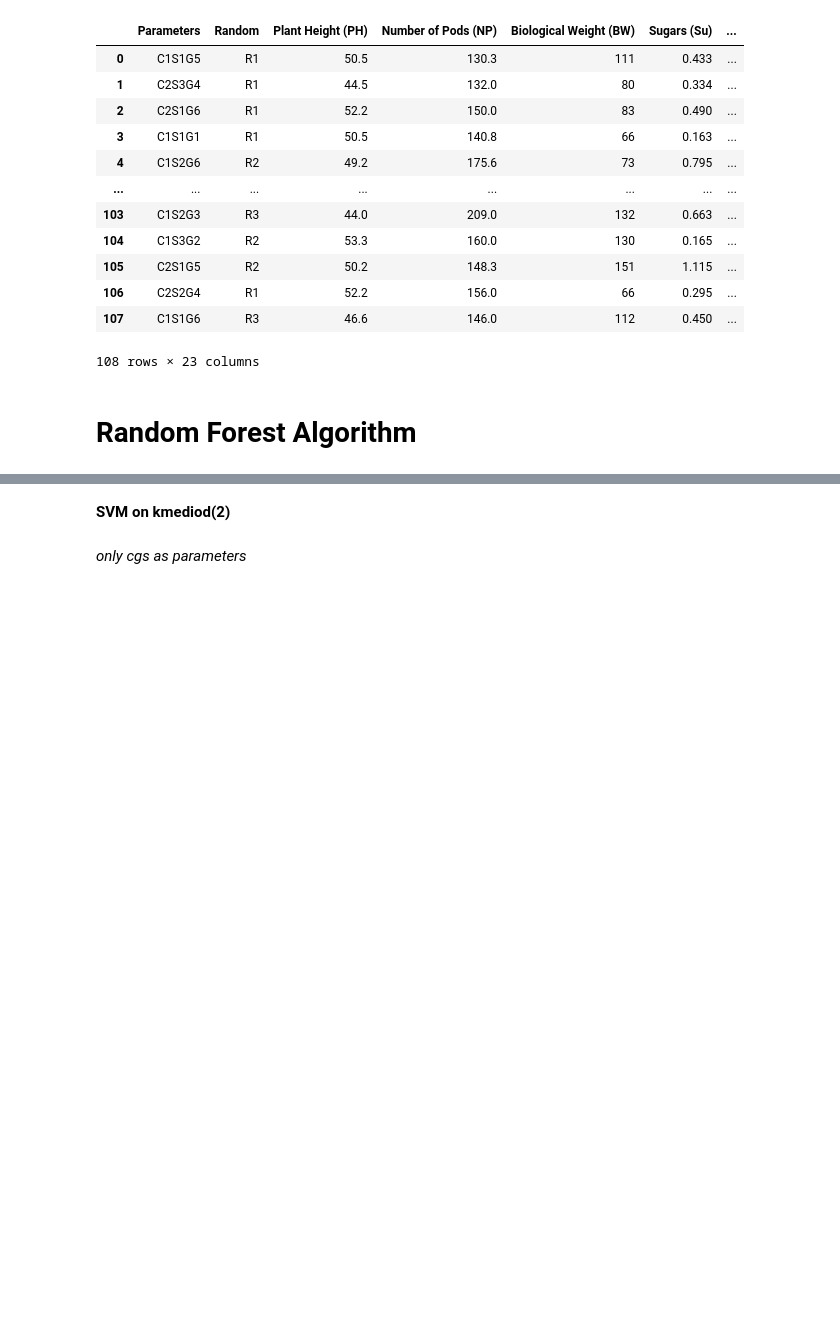
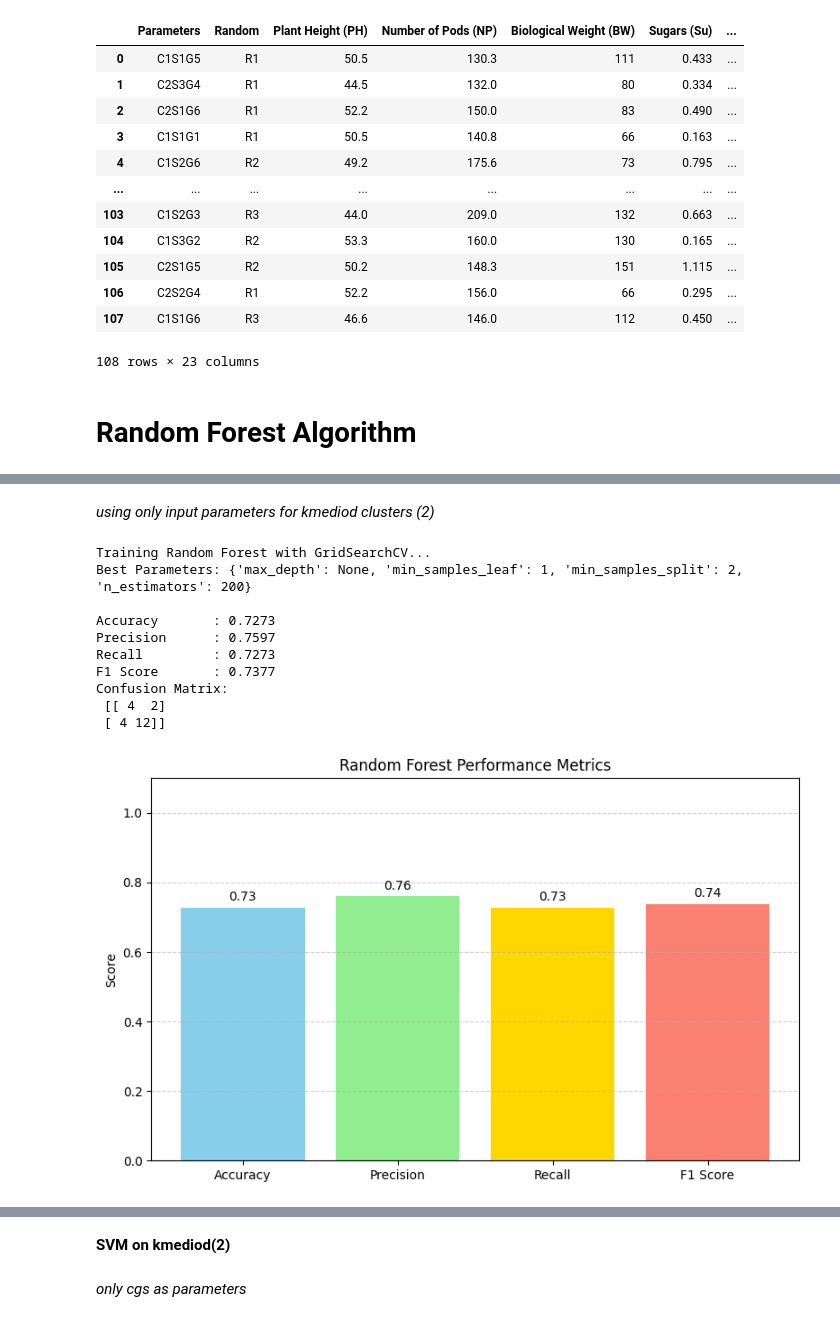
Before and after one commit to SP-2112/Advanced_Soybean_Agricultural_Dataset_Analysis_CS209_TermProject, a Jupyter notebook: Code_Notebooks/Classification/07_Classification_K_medoids_Sunny.ipynb, the cells around one changed output, grey strips where cells are left out. Cells and saved outputs as stored; diff of their text form; code cells hidden in the pictures; blank space fills up the shorter version.

Commit message:
added random forest on kmediod and svm for both kmean and kmediod

```diff
--- a/Code_Notebooks/Classification/07_Classification_K_medoids_Sunny.ipynb
+++ b/Code_Notebooks/Classification/07_Classification_K_medoids_Sunny.ipynb
@@ -563,0 +111,2 @@ Test Set
+# %% [markdown]
+*using only input parameters for kmediod clusters (2)*
@@ -563,0 +121,4 @@ Test Set
+# %%
+data_Y=pd.read_csv('labeled_clusters_KMedoids_k_2_sel.csv')
+data_Y=pd.DataFrame(data_Y['Prod_Label_KMedoids_k=2_sel'])
+#data_Y
@@ -563,0 +127,74 @@ Test Set
+# %%
+import warnings
+warnings.filterwarnings("ignore")
+
+# Define parameter grid for GridSearch
+param_grid = {
+    'n_estimators': [50, 100, 200],
+    'max_depth': [None, 10, 20],
+    'min_samples_split': [2, 5],
+    'min_samples_leaf': [1, 2]
+}
+
+# Set up GridSearchCV
+grid = GridSearchCV(
+    estimator=RandomForestClassifier(random_state=42),
+    param_grid=param_grid,
+    cv=3,
+    scoring='accuracy',
+    n_jobs=-1
+)
+
+# Train model
+print("Training Random Forest with GridSearchCV...")
+grid.fit(data_X_train, data_Y_train)
+best_model = grid.best_estimator_
+print("Best Parameters:", grid.best_params_)
+
+# Predict
+y_pred = best_model.predict(data_X_test)
+
+# Metrics
+acc = accuracy_score(data_Y_test, y_pred)
+prec = precision_score(data_Y_test, y_pred, average='weighted', zero_division=0)
+rec = recall_score(data_Y_test, y_pred, average='weighted')
+f1 = f1_score(data_Y_test, y_pred, average='weighted')
+cm = confusion_matrix(data_Y_test, y_pred)
+
+# Print metrics
+print(f"\nAccuracy       : {acc:.4f}")
+print(f"Precision      : {prec:.4f}")
+print(f"Recall         : {rec:.4f}")
+print(f"F1 Score       : {f1:.4f}")
+print("Confusion Matrix:\n", cm)
+
+# ---- Bar Plot ----
+metrics = [acc, prec, rec, f1]
+labels = ['Accuracy', 'Precision', 'Recall', 'F1 Score']
+
+plt.figure(figsize=(8, 5))
+bars = plt.bar(labels, metrics, color=['skyblue', 'lightgreen', 'gold', 'salmon'])
+plt.ylim(0, 1.1)
+plt.title('Random Forest Performance Metrics')
+plt.ylabel('Score')
+plt.grid(axis='y', linestyle='--', alpha=0.6)
+
+# Add values on top of bars
+for bar in bars:
+    yval = bar.get_height()
+    plt.text(bar.get_x() + bar.get_width()/2, yval + 0.02, f'{yval:.2f}', ha='center', fontsize=10)
+
+plt.tight_layout()
+plt.show()
+# %% [output]
+Training Random Forest with GridSearchCV...
+Best Parameters: {'max_depth': None, 'min_samples_leaf': 1, 'min_samples_split': 2, 'n_estimators': 200}
+
+Accuracy       : 0.7273
+Precision      : 0.7597
+Recall         : 0.7273
+F1 Score       : 0.7377
+Confusion Matrix:
+ [[ 4  2]
+ [ 4 12]]
+[figure, added]
```
Also changed, not shown: parts of 52 cells of this notebook.
